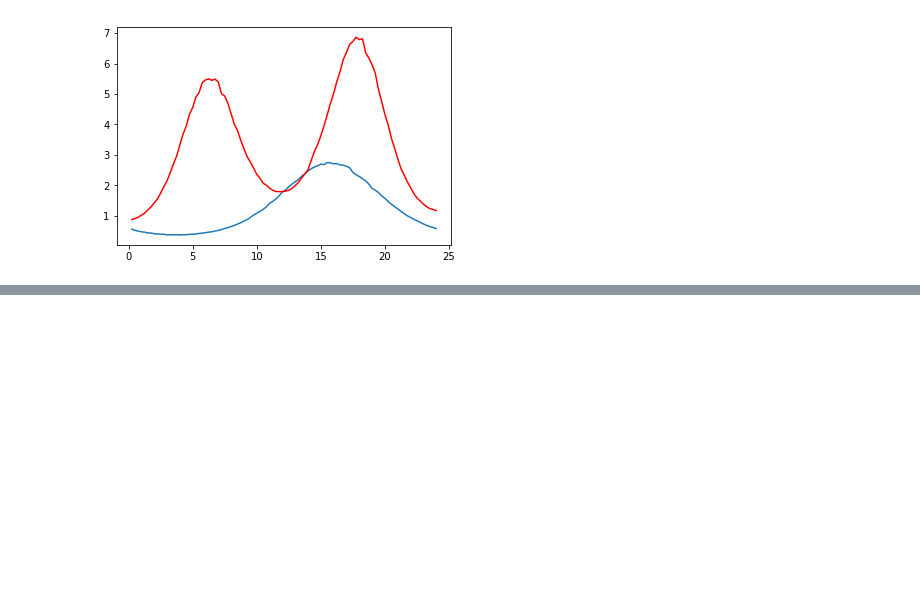
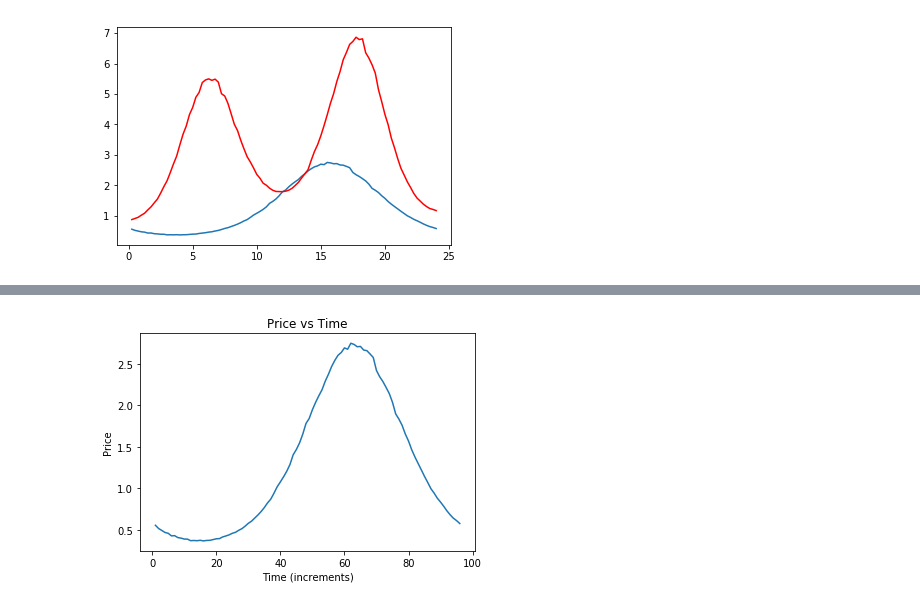
Before and after one commit to jmern3250/EE364a, a Jupyter notebook: Untitled.ipynb, the cells around one changed output, grey strips where cells are left out. Cells and saved outputs as stored; diff of their text form; code cells hidden in the pictures; blank space fills up the shorter version.

```diff
--- a/Untitled.ipynb
+++ b/Untitled.ipynb
@@ -171,0 +217,9 @@ Optimal Charge Distribution: [[  6.02051535e-10]
+# %%
+plt.figure()
+plt.plot(t, p)
+plt.xlabel('Time (increments)')
+plt.ylabel('Price')
+plt.title('Price vs Time')
+plt.show()
+# %% [output]
+[figure, added]
```
Also changed, not shown: parts of 9 cells of this notebook.
